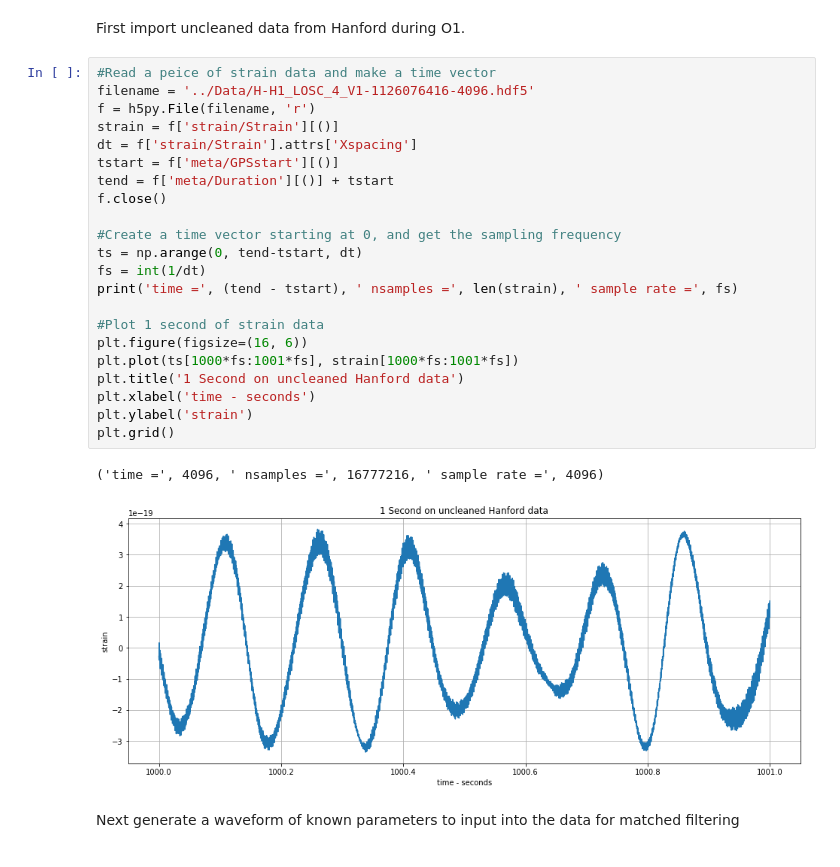
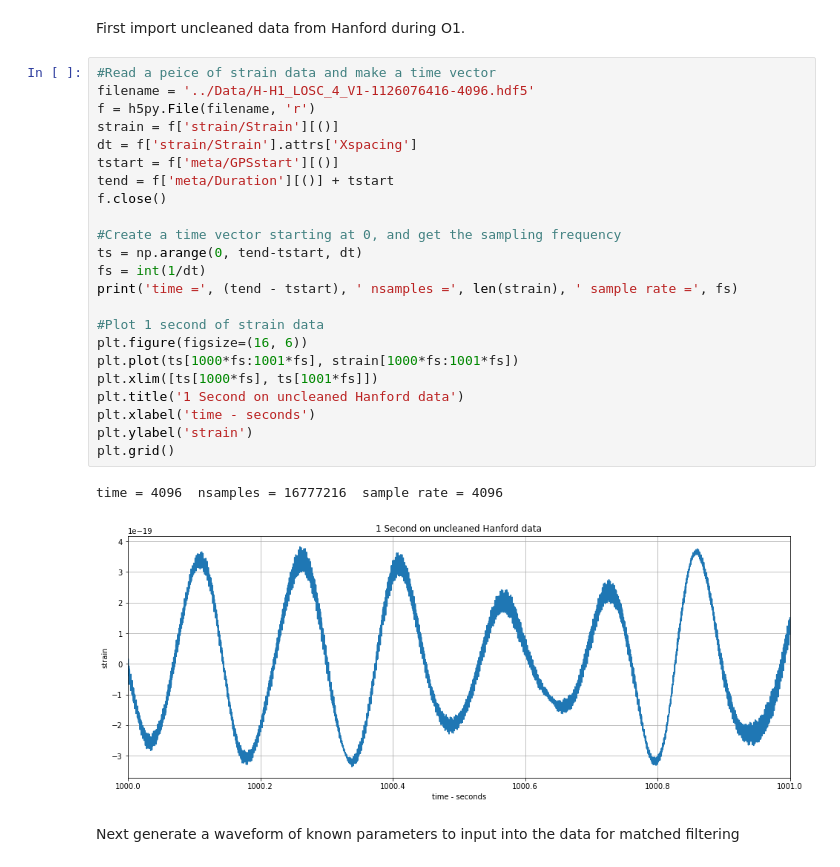
Before and after one commit to connor-mcisaac/gw_test, a Jupyter notebook: FFTonly/MatchedFilter.ipynb, the cells around one changed output. Cells and saved outputs as stored; diff of their text form.

```diff
--- a/FFTonly/MatchedFilter.ipynb
+++ b/FFTonly/MatchedFilter.ipynb
@@ -11,28 +11,29 @@ First import uncleaned data from Hanford during O1.
 # %%
 #Read a peice of strain data and make a time vector
 filename = '../Data/H-H1_LOSC_4_V1-1126076416-4096.hdf5'
 f = h5py.File(filename, 'r')
 strain = f['strain/Strain'][()]
 dt = f['strain/Strain'].attrs['Xspacing']
 tstart = f['meta/GPSstart'][()]
 tend = f['meta/Duration'][()] + tstart
 f.close()
 
 #Create a time vector starting at 0, and get the sampling frequency
 ts = np.arange(0, tend-tstart, dt)
 fs = int(1/dt)
 print('time =', (tend - tstart), ' nsamples =', len(strain), ' sample rate =', fs)
 
 #Plot 1 second of strain data
 plt.figure(figsize=(16, 6))
 plt.plot(ts[1000*fs:1001*fs], strain[1000*fs:1001*fs])
+plt.xlim([ts[1000*fs], ts[1001*fs]])
 plt.title('1 Second on uncleaned Hanford data')
 plt.xlabel('time - seconds')
 plt.ylabel('strain')
 plt.grid()
 # %% [output]
-('time =', 4096, ' nsamples =', 16777216, ' sample rate =', 4096)
+time = 4096  nsamples = 16777216  sample rate = 4096
-[figure, old version]
+[figure, new version]
 # %% [markdown]
 Next generate a waveform of known parameters to input into the data for matched filtering
 # %%
```
Also changed, not shown: parts of 7 cells of this notebook.
